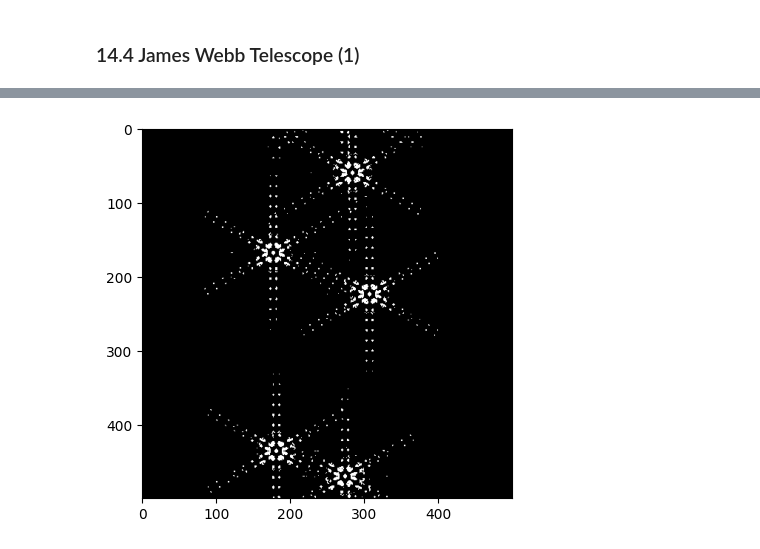
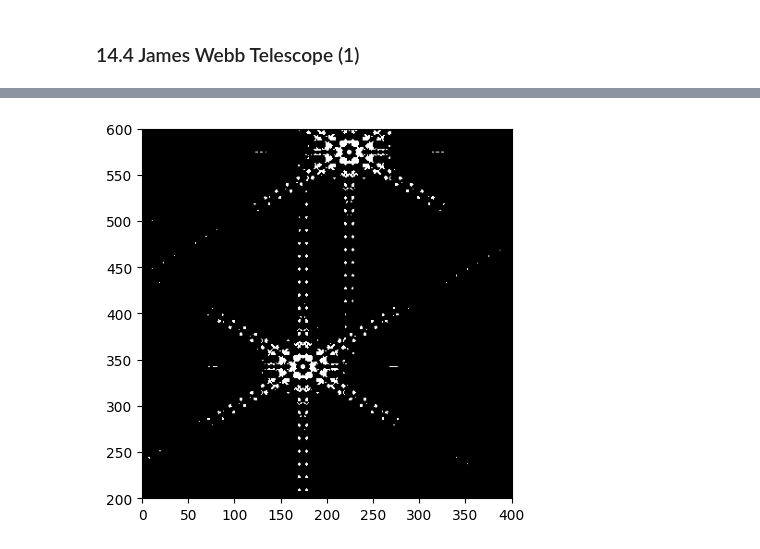
Before and after one commit to fouakh/PM102, a Jupyter notebook: TP2.ipynb, the cells around one changed output, grey strips where cells are left out. Cells and saved outputs as stored; diff of their text form; code cells hidden in the pictures.

```diff
--- a/TP2.ipynb
+++ b/TP2.ipynb
@@ -867,8 +886,10 @@ plt.show()
-# %%
-threshold = 0.01
-thresholded_ift = np.where(ift < threshold, 0, 1)
-
-plt.imshow(thresholded_ift)
-plt.show()
-# %% [output]
-[figure, removed]
+# %%
+threshold = 0.005
+thresholded_ift = np.where(ift < threshold, 0, 1)
+
+plt.imshow(thresholded_ift)
+plt.ylim([200, 600])
+plt.xlim([0, 400])
+plt.show()
+# %% [output]
+[figure, added]
```
Also changed, not shown: parts of 4 cells of this notebook, 26 other files.
